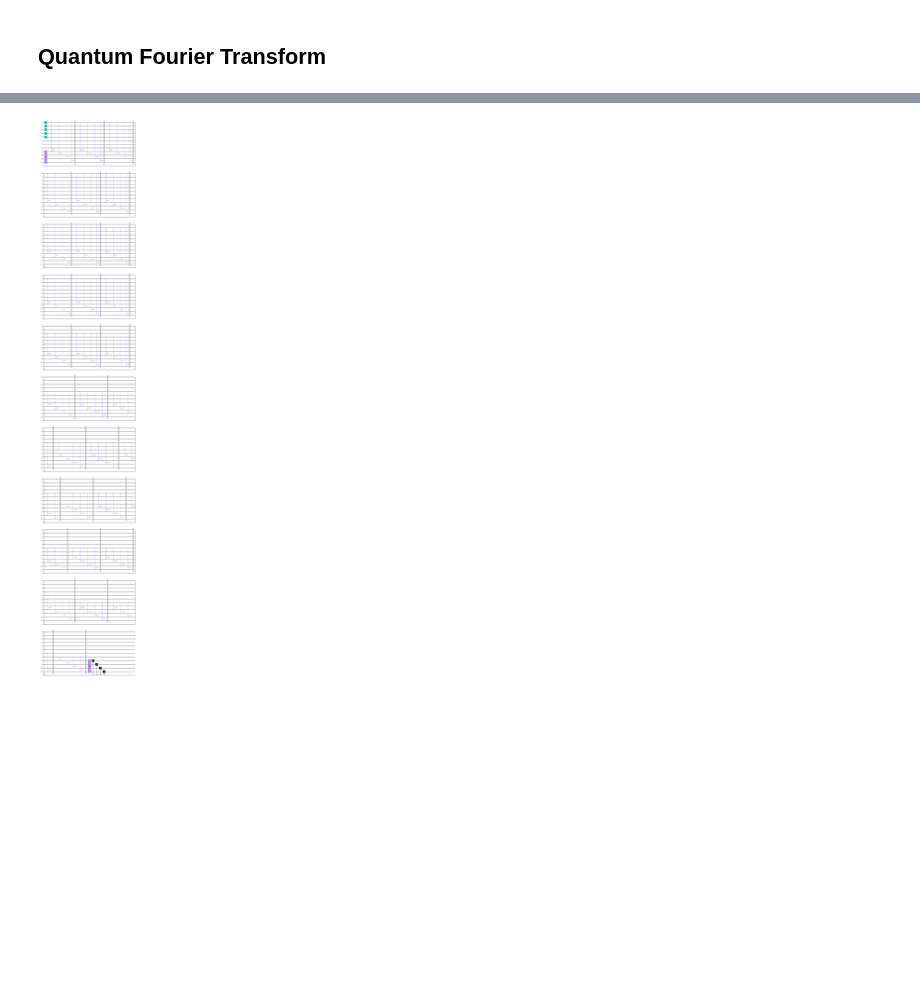
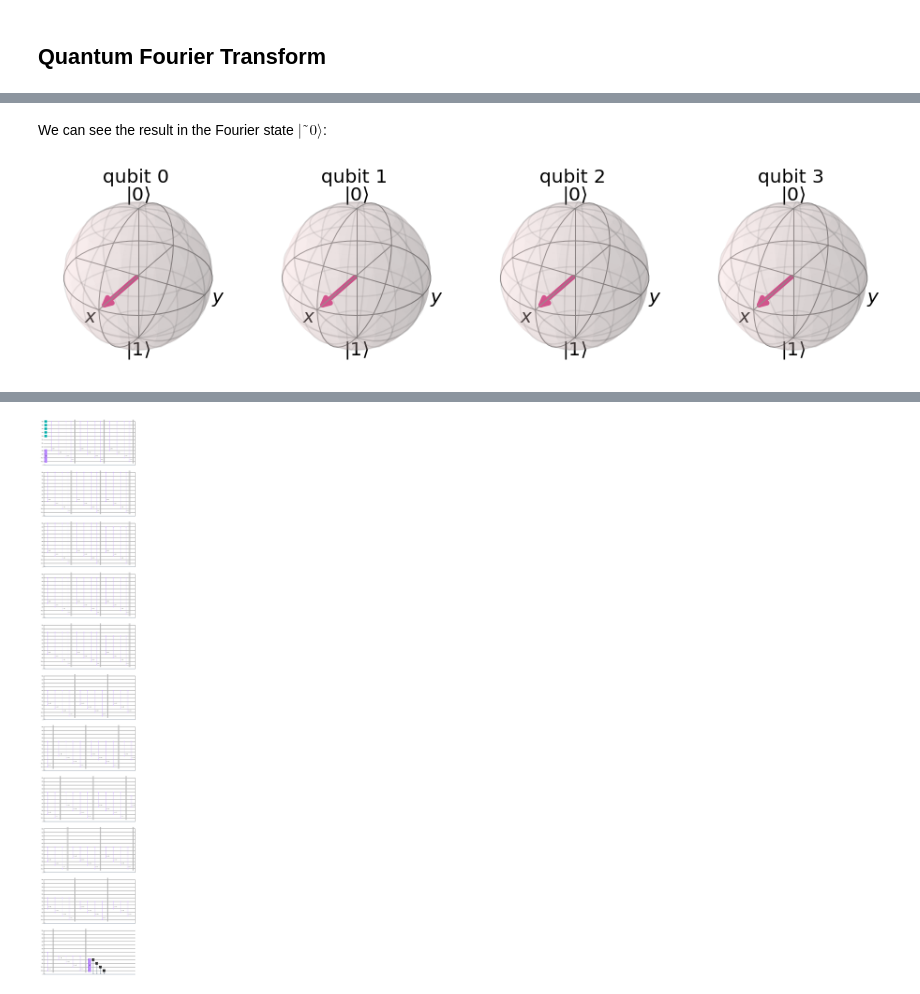
Before and after one commit to Miguelillnino/Quantum-Euclidean-Distance-for-Two-Images, a Jupyter notebook: Fourier-Rotations-Images-Miguel.ipynb, the cells around one changed output, grey strips where cells are left out. Cells and saved outputs as stored; diff of their text form; code cells hidden in the pictures; blank space fills up the shorter version.

```diff
--- a/Fourier-Rotations-Images-Miguel.ipynb
+++ b/Fourier-Rotations-Images-Miguel.ipynb
@@ -52,0 +72,10 @@ SyntaxError: invalid syntax (<ipython-input-21-dc327dbc4767>, line 1)
+# %% [markdown]
+We can see the result in the Fourier state $|˜0⟩$:
+# %%
+sim = Aer.get_backend("aer_simulator")
+qc_init = qc.copy()
+qc_init.save_statevector()
+statevector = sim.run(qc_init).result().get_statevector()
+plot_bloch_multivector(qc)
+# %% [output]
+[figure, added]
```
Also changed, not shown: parts of 11 cells of this notebook.
